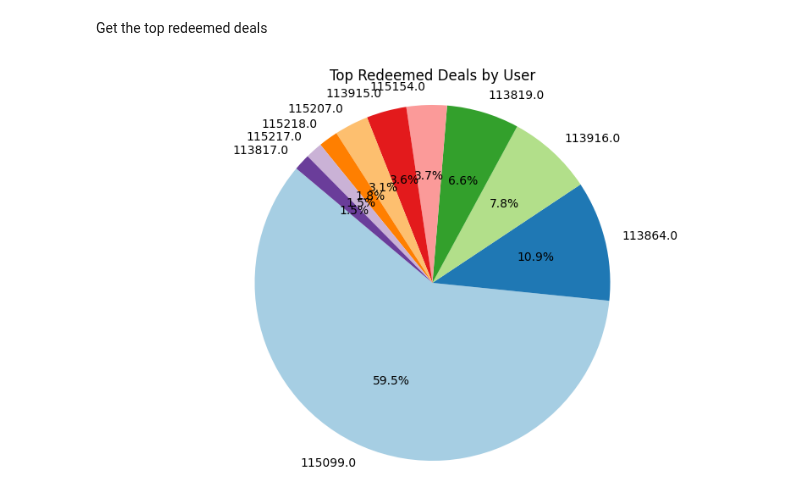
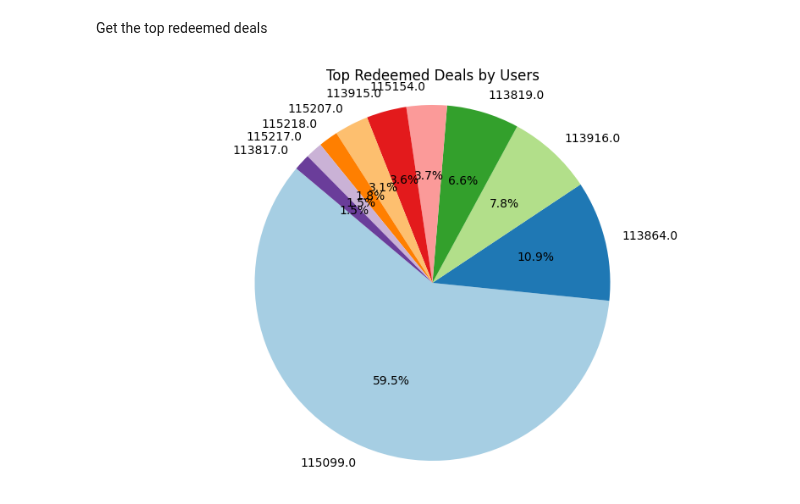
Before and after one commit to DboukAli98/KFHXRelatedAi, a Jupyter notebook: NoteBooks/Data Exploration/Transaction_Exploration.ipynb, the cells around one changed output. Saved outputs shown, nothing was run; the diff lists cells and outputs as text; code cells hidden in the pictures.

```diff
--- a/NoteBooks/Data Exploration/Transaction_Exploration.ipynb
+++ b/NoteBooks/Data Exploration/Transaction_Exploration.ipynb
@@ -114,10 +114,10 @@ top_deals = top_deals.sort_values(by='PointsRedeemed', ascending=False).head(10)
 # %%
 import matplotlib.pyplot as plt
 
 plt.figure(figsize=(10, 6))
 plt.pie(top_deals['PointsRedeemed'], labels=top_deals['FK_ContentId'], autopct='%1.1f%%', startangle=140, colors=plt.cm.Paired.colors)
-plt.title('Top Redeemed Deals by User')
+plt.title('Top Redeemed Deals by Users')
 plt.axis('equal')  # Equal aspect ratio ensures that pie is drawn as a circle.
 plt.show()
 # %% [output]
-[figure, old version]
+[figure, new version]
```
Also changed, not shown: 4 other files.
